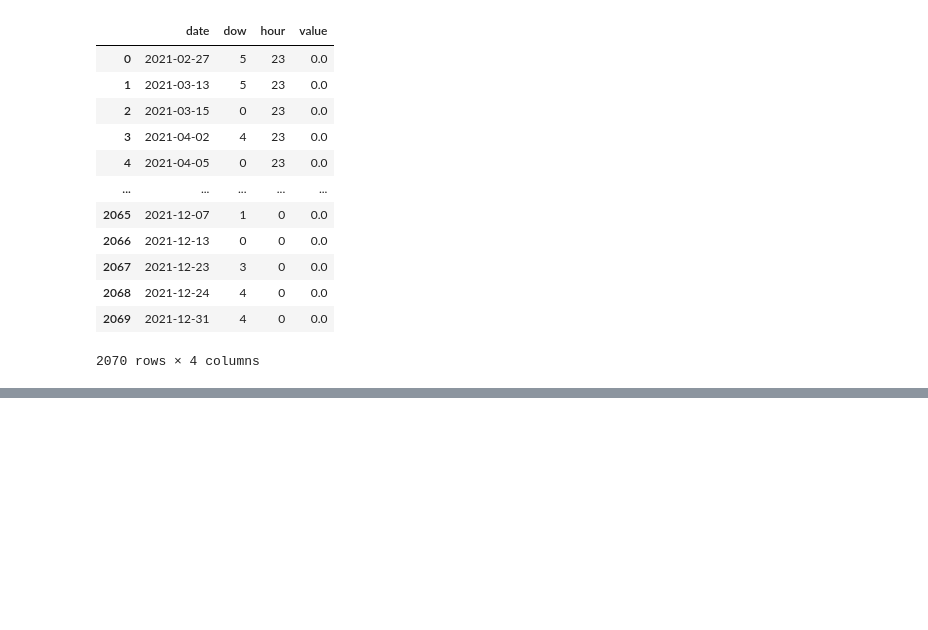
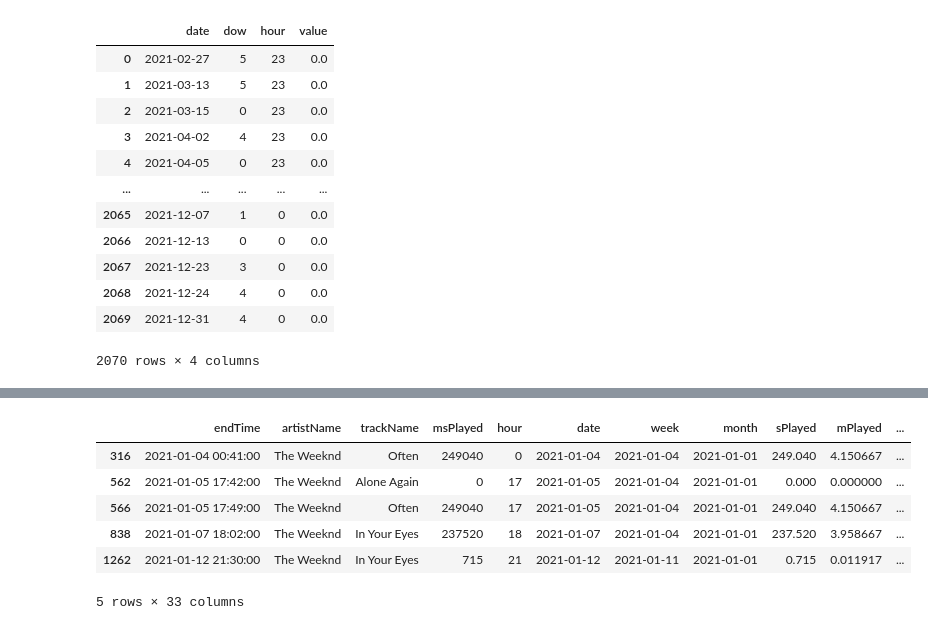
Before and after one commit to karolinastawicka/my-spotify-wrapped, a Jupyter notebook: notebooks/2. Time Related Charts.ipynb, the cells around one changed output, grey strips where cells are left out. Cells and saved outputs as stored; diff of their text form; code cells hidden in the pictures; blank space fills up the shorter version.

```diff
--- a/notebooks/2. Time Related Charts.ipynb
+++ b/notebooks/2. Time Related Charts.ipynb
@@ -497,3 +515,14 @@ fig.update_layout(
 write('medium', fig, 'weekday_vs_weekend')
 # %% [output]
 [interactive output not drawn]
+# %%
+th = df.loc[df.artistName=='The Weeknd']
+th.head()
+# %% [output]
+|  | endTime | artistName | trackName | msPlayed | hour | date | week | month | sPlayed | mPlayed | ... |
+| 316 | 2021-01-04 00:41:00 | The Weeknd | Often | 249040 | 0 | 2021-01-04 | 2021-01-04 | 2021-01-01 | 249.040 | 4.150667 | ... |
+| 562 | 2021-01-05 17:42:00 | The Weeknd | Alone Again | 0 | 17 | 2021-01-05 | 2021-01-04 | 2021-01-01 | 0.000 | 0.000000 | ... |
+| 566 | 2021-01-05 17:49:00 | The Weeknd | Often | 249040 | 17 | 2021-01-05 | 2021-01-04 | 2021-01-01 | 249.040 | 4.150667 | ... |
+| 838 | 2021-01-07 18:02:00 | The Weeknd | In Your Eyes | 237520 | 18 | 2021-01-07 | 2021-01-04 | 2021-01-01 | 237.520 | 3.958667 | ... |
+| 1262 | 2021-01-12 21:30:00 | The Weeknd | In Your Eyes | 715 | 21 | 2021-01-12 | 2021-01-11 | 2021-01-01 | 0.715 | 0.011917 | ... |
+5 rows × 33 columns
```
Also changed, not shown: parts of 7 cells of this notebook, 3 other files.
